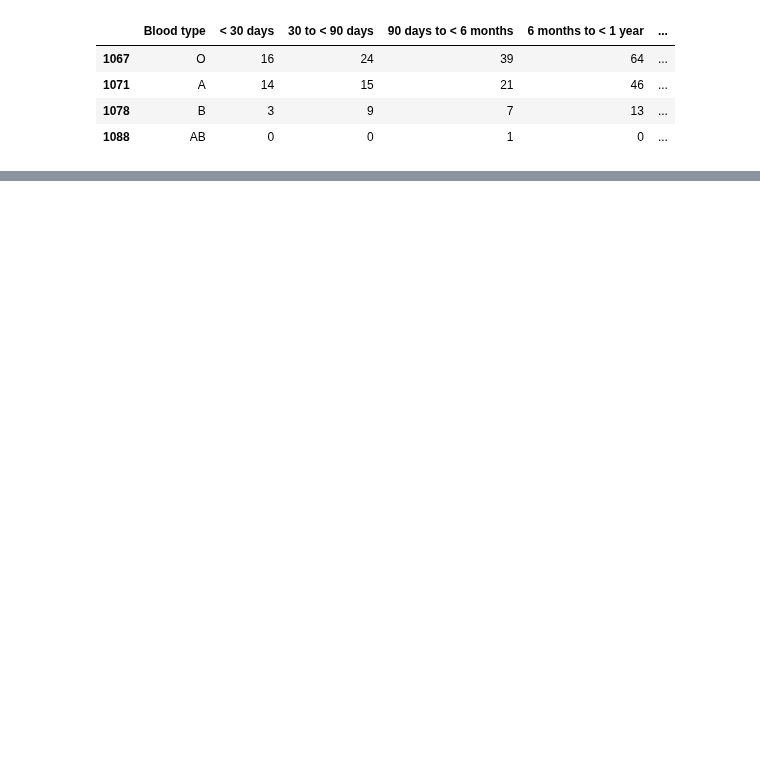
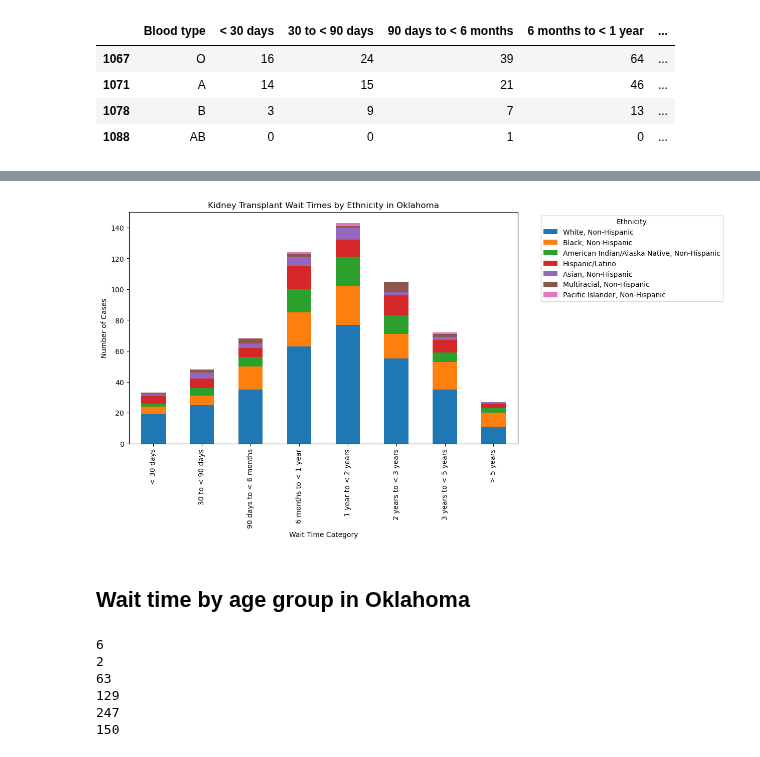
Before and after one commit to ASPigman/Project_1, a Jupyter notebook: KidneyTransplantMain.ipynb, the cells around one changed output, grey strips where cells are left out. Saved outputs shown, nothing was run; the diff lists cells and outputs as text; code cells hidden in the pictures; blank space fills up the shorter version.

```diff
--- a/KidneyTransplantMain.ipynb
+++ b/KidneyTransplantMain.ipynb
@@ -159,3 +305,19 @@ ok_ethnicity_wait
 | 1086 | Pacific Islander, Non-Hispanic | 0 | 0 | 0 | 1 | ... |
 # %%
 # Plot above on a bar chart
+
+# Set Ethnicity as the index
+ethnicity_data_for_plot = ok_ethnicity_wait.set_index("Ethnicity")
+
+# Transpose the DataFrame for easier plotting
+ethnicity_data_for_plot = ethnicity_data_for_plot.transpose()
+
+# Plot the bar chart
+ethnicity_data_for_plot.plot(kind="bar", stacked=True, figsize=(10, 6))
+plt.title("Kidney Transplant Wait Times by Ethnicity in Oklahoma")
+plt.xlabel("Wait Time Category")
+plt.ylabel("Number of Cases")
+plt.legend(title="Ethnicity", bbox_to_anchor=(1.05, 1), loc="upper left")
+plt.show()
+# %% [output]
+[figure, added]
@@ -162,3 +328,34 @@ ok_ethnicity_wait
+# %% [markdown]
+## Wait time by age group in Oklahoma
+# %%
+# Total for each age group in Oklahoma
+
+# Was getting errors on A and C due to age group not existing for Oklahoma
+
+#ok_age_group_A = ok_totals1.loc[ok_totals1["Age"] == "< 1 Year"]["Total"].values[0]
+ok_age_group_B = ok_totals1.loc[ok_totals1["Age"] == "1-5 Years"]["Total"].values[0]
+#ok_age_group_C = ok_totals1.loc[ok_totals1["Age"] == "6-10 Years"]["Total"].values[0]
+ok_age_group_D = ok_totals1.loc[ok_totals1["Age"] == "11-17 Years"]["Total"].values[0]
+ok_age_group_E = ok_totals1.loc[ok_totals1["Age"] == "18-34 Years"]["Total"].values[0]
+ok_age_group_F = ok_totals1.loc[ok_totals1["Age"] == "35-49 Years"]["Total"].values[0]
+ok_age_group_G = ok_totals1.loc[ok_totals1["Age"] == "50-64 Years"]["Total"].values[0]
+ok_age_group_H = ok_totals1.loc[ok_totals1["Age"] == "65 +"]["Total"].values[0]
+
+#print(ok_age_group_A)
+print(ok_age_group_B)
+#print(ok_age_group_C)
+print(ok_age_group_D)
+print(ok_age_group_E)
+print(ok_age_group_F)
+print(ok_age_group_G)
+print(ok_age_group_H)
+# %% [output]
+6
+2
+63
+129
+247
+150
 # %%
 # Creating age vs wait time dataframe
 
```
Also changed, not shown: parts of 36 cells of this notebook.
